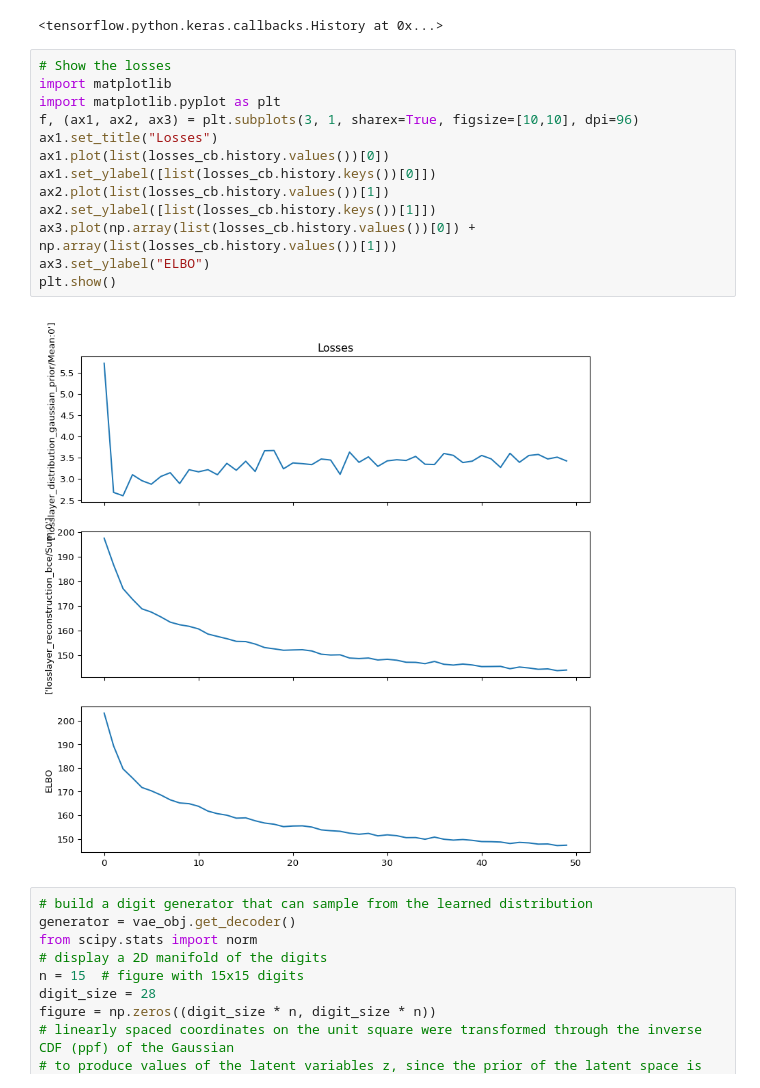
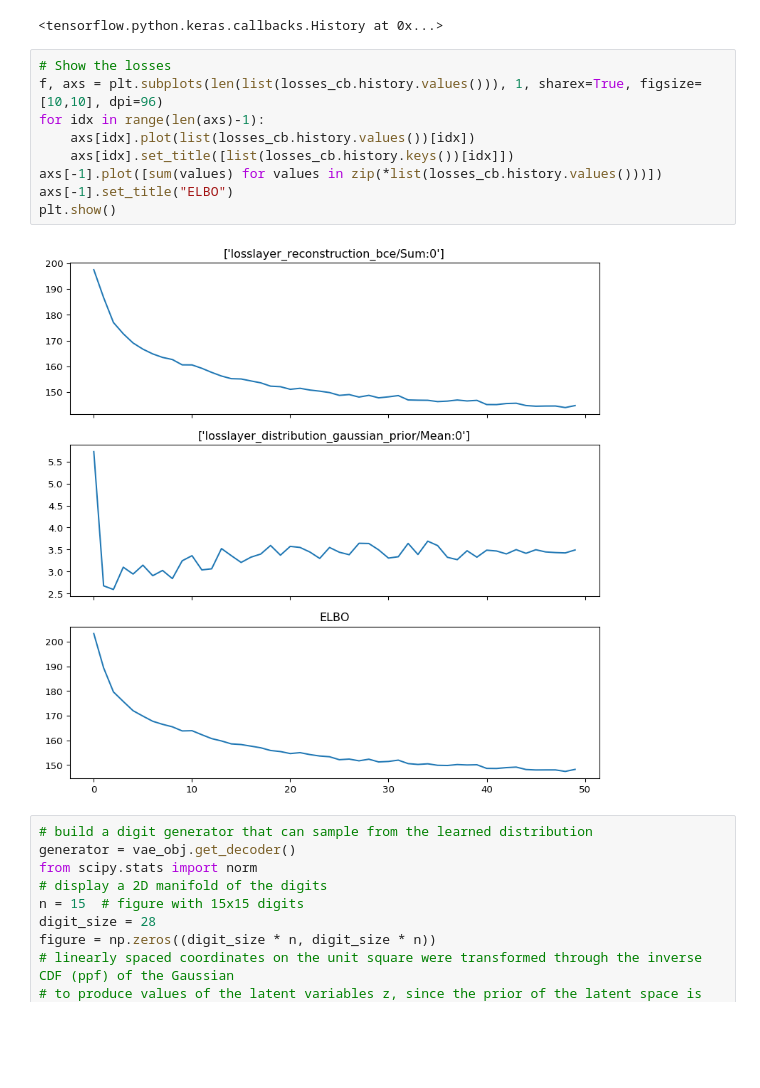
Before and after one commit to tik0/vae_tools, a Jupyter notebook: examples/mnist.ipynb, the cells around one changed output. Cells and saved outputs as stored; diff of their text form; blank space fills up the shorter version.

```diff
--- a/examples/mnist.ipynb
+++ b/examples/mnist.ipynb
@@ -100,19 +102,15 @@ vae.fit(x_train,
 <tensorflow.python.keras.callbacks.History at 0x...>
 # %%
 # Show the losses
-import matplotlib
-import matplotlib.pyplot as plt
-f, (ax1, ax2, ax3) = plt.subplots(3, 1, sharex=True, figsize=[10,10], dpi=96)
-ax1.set_title("Losses")
-ax1.plot(list(losses_cb.history.values())[0])
-ax1.set_ylabel([list(losses_cb.history.keys())[0]])
-ax2.plot(list(losses_cb.history.values())[1])
-ax2.set_ylabel([list(losses_cb.history.keys())[1]])
-ax3.plot(np.array(list(losses_cb.history.values())[0]) + np.array(list(losses_cb.history.values())[1]))
-ax3.set_ylabel("ELBO")
+f, axs = plt.subplots(len(list(losses_cb.history.values())), 1, sharex=True, figsize=[10,10], dpi=96)
+for idx in range(len(axs)-1):
+    axs[idx].plot(list(losses_cb.history.values())[idx])
+    axs[idx].set_title([list(losses_cb.history.keys())[idx]])
+axs[-1].plot([sum(values) for values in zip(*list(losses_cb.history.values()))])
+axs[-1].set_title("ELBO")
 plt.show()
 # %% [output]
-[figure, old version]
+[figure, new version]
 # %%
 # build a digit generator that can sample from the learned distribution
 generator = vae_obj.get_decoder()
```
Also changed, not shown: parts of 4 cells of this notebook, 6 other files.
